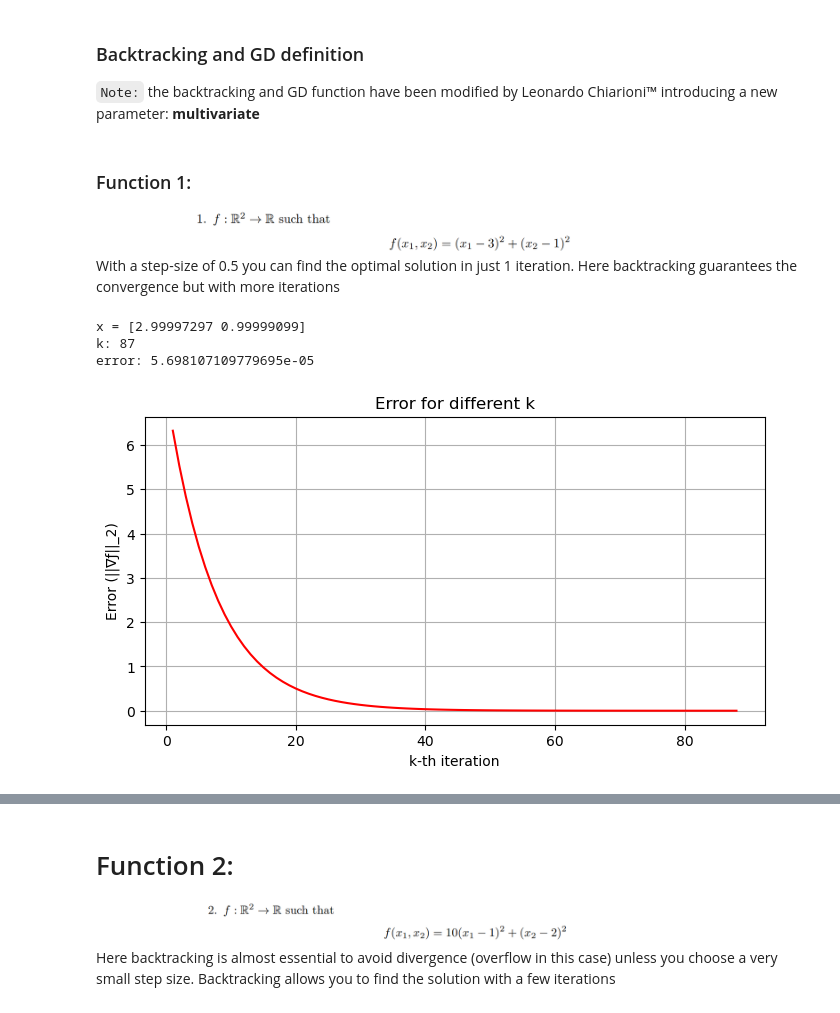
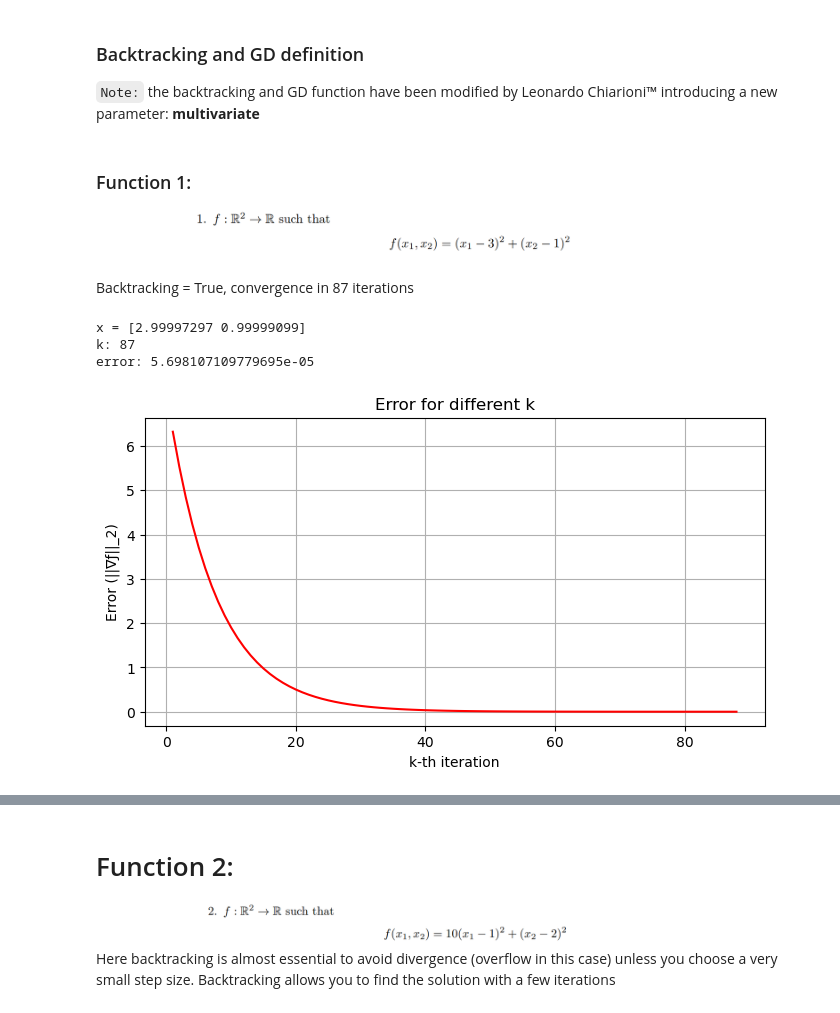
Before and after one commit to cico-rial/SMMAI, a Jupyter notebook: homework3/Homework3-GD.ipynb, the cells around one changed output, grey strips where cells are left out. Saved outputs shown, nothing was run; the diff lists cells and outputs as text; code cells hidden in the pictures.

```diff
--- a/homework3/Homework3-GD.ipynb
+++ b/homework3/Homework3-GD.ipynb
@@ -86,13 +86,16 @@ def GD(f, grad_f, x0, kmax, tolf, tolx, back_tracking=False, alpha=1, multivaria
 
     return x_k, k, np.array(x), np.array(f_val), np.array(grads), np.array(err)
 
-def plot_error(k, err):
+def plot_error(xsol, k, err, figsize=(8,4)):
     """
     This function enables you to simply plot the error
     of the gradient descent with respect to the iteration k
     """
+    print(f'x = {x_sol}')
+    print(f"k: {k}")
+    print(f'error: {err[k]}')
 
-    plt.figure(figsize=(8,4))
+    plt.figure(figsize=figsize)
     plt.plot(np.arange(1,k+2,1), err, 'r-')
     plt.xlabel('k-th iteration')
     plt.ylabel('Error (||\u2207ƒ||_2)')
@@ -102,7 +105,6 @@ def plot_error(k, err):
 # %% [markdown]
 ### Function 1:
 ![image-2.png](attachment:image-2.png)
-With a step-size of 0.5 you can find the optimal solution in just 1 iteration. Here backtracking guarantees the convergence but with more iterations
 # %%
 def f(x):
     x1 = x[0]
@@ -113,20 +115,17 @@ def grad_f(x):
     x1 = x[0]
     x2 = x[1]
     return np.array([2*(x1 - 3), 2*(x2 - 1)])
-
-# Test (for example)
-x0 = np.array([0,0])
-kmax = 1_00
-tolf = tolx = 1e-5
-
-x_sol, k, x, f_val, grads, err = GD(f, grad_f, x0, kmax, tolf, tolx, back_tracking=True, alpha=1)
-print(f'x = {x_sol}')
-print(f"k: {k}")
-print(f'error: {err[k]}')
-
-plot_error(k, err)
-# %% [output]
-x = [2.99997297 0.99999099]
-k: 87
-error: 5.698107109779695e-05
-[figure, removed]
+# %% [markdown]
+Backtracking = True, convergence in 87 iterations
+# %%
+x0 = np.array([0,0])
+kmax = 1_00
+tolf = tolx = 1e-5
+
+x_sol, k, x, f_val, grads, err = GD(f, grad_f, x0, kmax, tolf, tolx, back_tracking=True)
+plot_error(x_sol, k, err)
+# %% [output]
+x = [2.99997297 0.99999099]
+k: 87
+error: 5.698107109779695e-05
+[figure, added]
```
Also changed, not shown: parts of 17 cells of this notebook.
